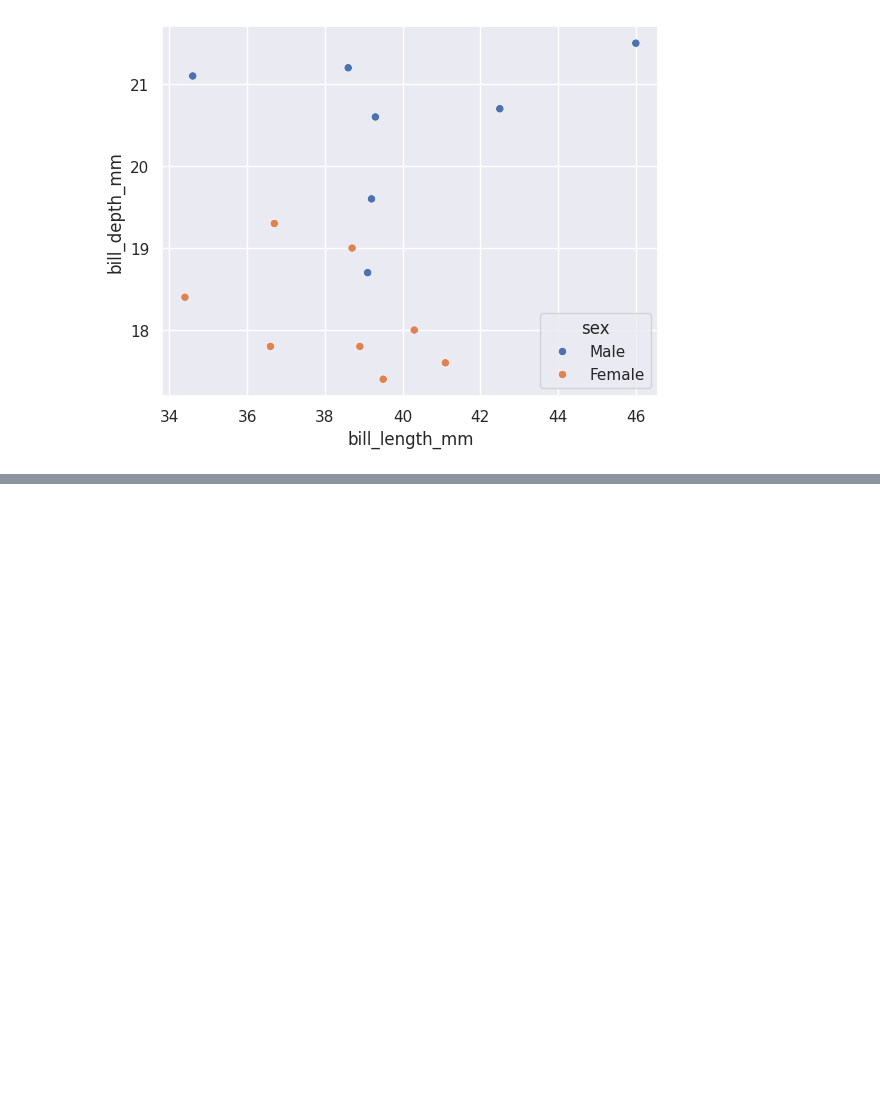
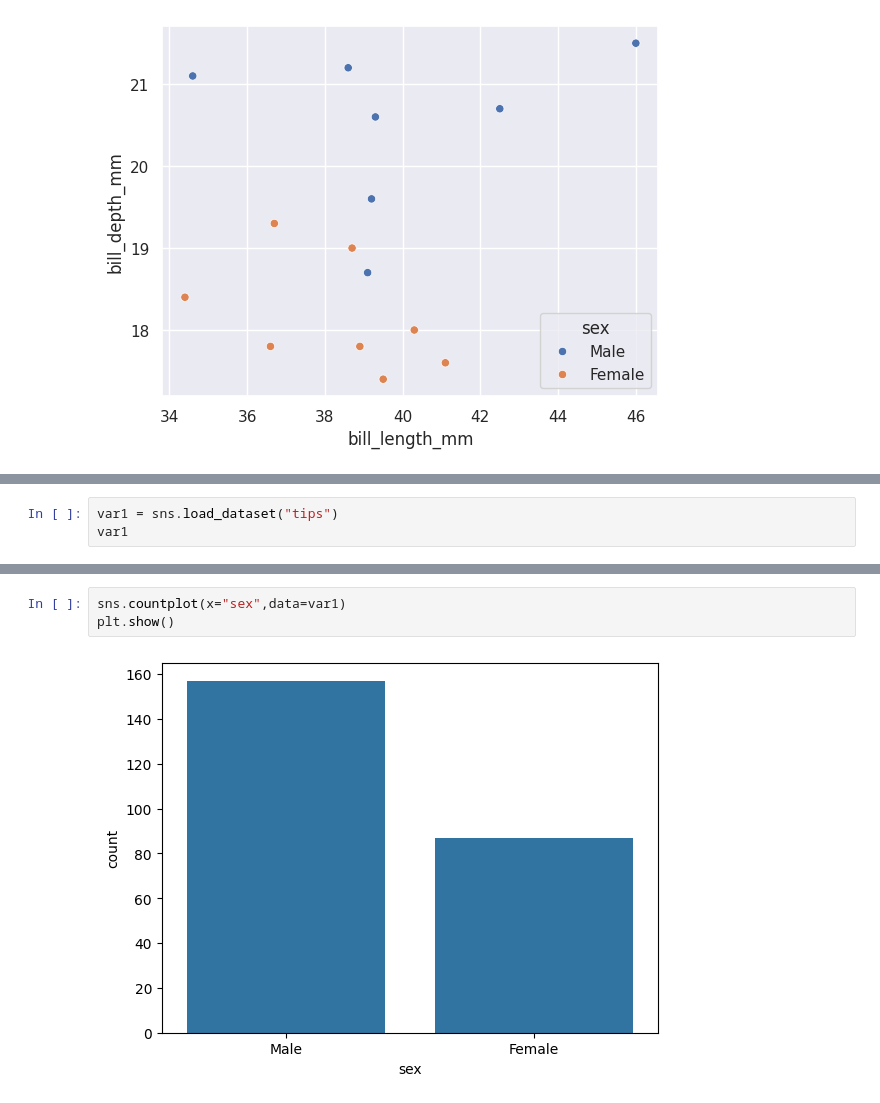
Before and after one commit to anjali801/Data-science-45-internship, a Jupyter notebook: Day21.ipynb, the cells around one changed output, grey strips where cells are left out. Drawn from its saved outputs; the diff is of its cells as text; blank space fills up the shorter version.

```diff
--- a/Day21.ipynb
+++ b/Day21.ipynb
@@ -406,0 +416,3 @@ plt.show()
+# %%
+var1 = sns.load_dataset("tips")
+var1
@@ -406,0 +433,5 @@ plt.show()
+# %%
+sns.countplot(x="sex",data=var1)
+plt.show()
+# %% [output]
+[figure, added]
```
Also changed, not shown: parts of 13 cells of this notebook.
